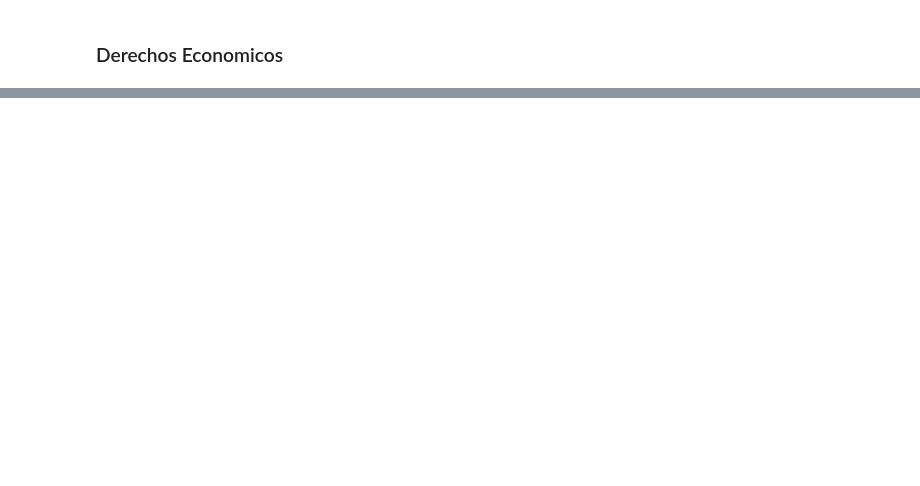
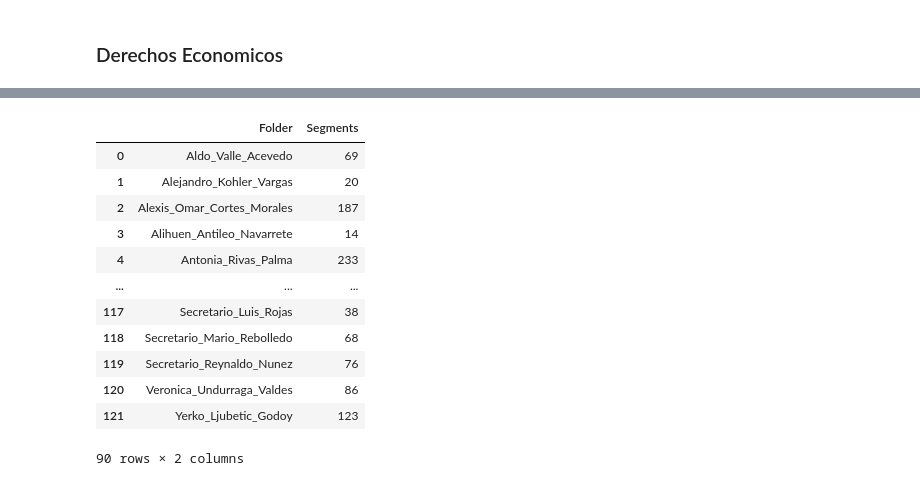
Before and after one commit to eduardo-onate/sr-study, a Jupyter notebook: bdd.ipynb, the cells around one changed output, grey strips where cells are left out. Saved outputs shown, nothing was run; the diff lists cells and outputs as text; code cells hidden in the pictures; blank space fills up the shorter version.

```diff
--- a/bdd.ipynb
+++ b/bdd.ipynb
@@ -275,0 +331,16 @@ distribution = get_audio_length_distribution(root_dir)
+# %%
+df.loc[df['Segments'] > 10]
+# %% [output]
+|  | Folder | Segments |
+| 0 | Aldo_Valle_Acevedo | 69 |
+| 1 | Alejandro_Kohler_Vargas | 20 |
+| 2 | Alexis_Omar_Cortes_Morales | 187 |
+| 3 | Alihuen_Antileo_Navarrete | 14 |
+| 4 | Antonia_Rivas_Palma | 233 |
+| ... | ... | ... |
+| 117 | Secretario_Luis_Rojas | 38 |
+| 118 | Secretario_Mario_Rebolledo | 68 |
+| 119 | Secretario_Reynaldo_Nunez | 76 |
+| 120 | Veronica_Undurraga_Valdes | 86 |
+| 121 | Yerko_Ljubetic_Godoy | 123 |
+90 rows × 2 columns
```
Also changed, not shown: parts of 7 cells of this notebook, 1 other file.
